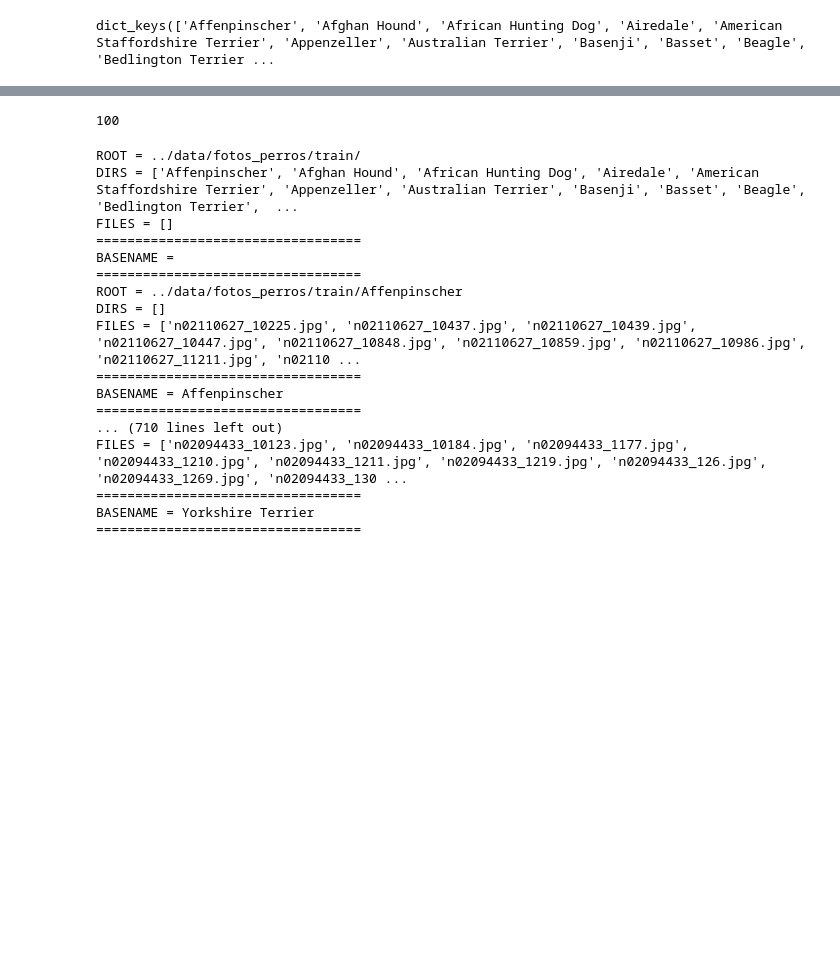
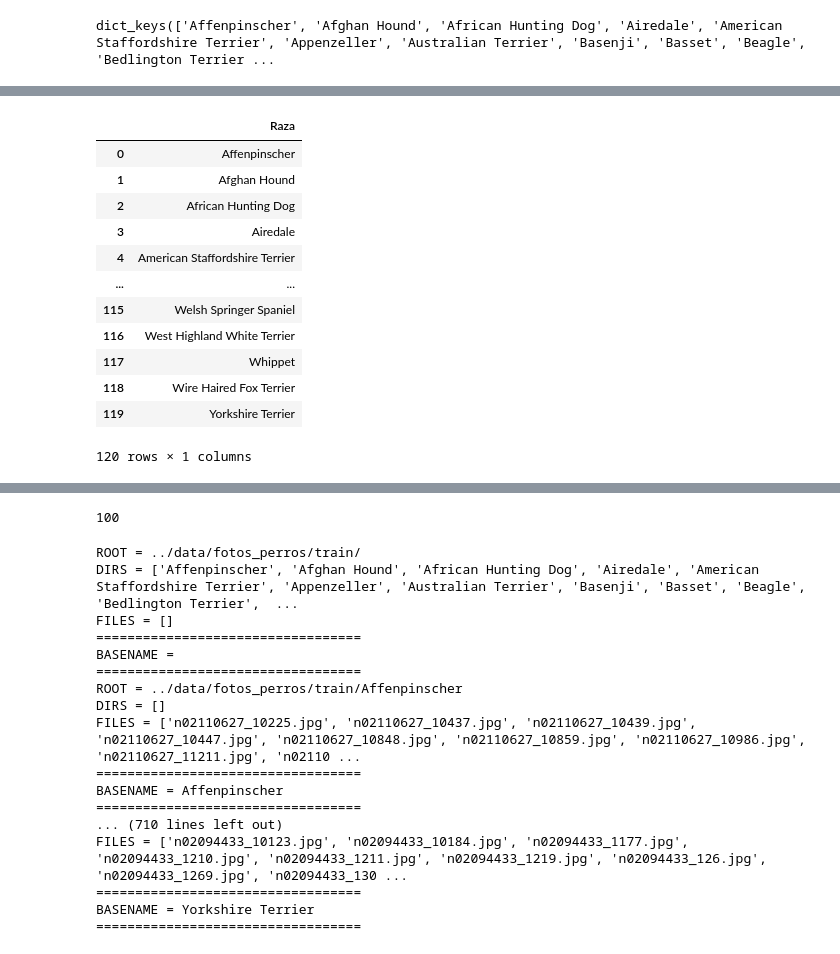
Before and after one commit to leo90rc/leonardo_frazzetto_yeqre_apr, a Jupyter notebook: src/main.ipynb, the cells around one changed output, grey strips where cells are left out. Drawn from its saved outputs; the diff is of its cells as text; code cells hidden in the pictures; blank space fills up the shorter version.

```diff
--- a/src/main.ipynb
+++ b/src/main.ipynb
@@ -57,5 +67,5 @@ nombre_carpetas_labels
 path_train = '../data/fotos_perros/train/'
 path_test = '../data/fotos_perros/test/'
 # %%
-dict_train = f_tb.cargar_imagenes_diccionario(path_train)
+#dict_train = f_tb.cargar_imagenes_diccionario(path_train)
 # %%
@@ -66,0 +289,16 @@ dict_keys(['Affenpinscher', 'Afghan Hound', 'African Hunting Dog', 'Airedale', '
+# %%
+df['arrays'] =
+# %% [output]
+|  | Raza |
+| 0 | Affenpinscher |
+| 1 | Afghan Hound |
+| 2 | African Hunting Dog |
+| 3 | Airedale |
+| 4 | American Staffordshire Terrier |
+| ... | ... |
+| 115 | Welsh Springer Spaniel |
+| 116 | West Highland White Terrier |
+| 117 | Whippet |
+| 118 | Wire Haired Fox Terrier |
+| 119 | Yorkshire Terrier |
+120 rows × 1 columns
```
Also changed, not shown: parts of 28 cells of this notebook, 5 other files.
